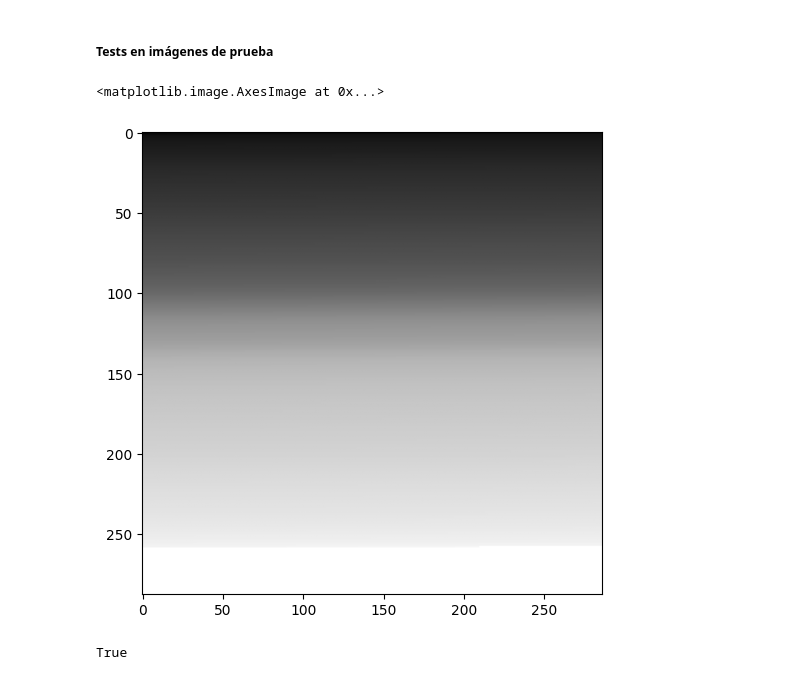
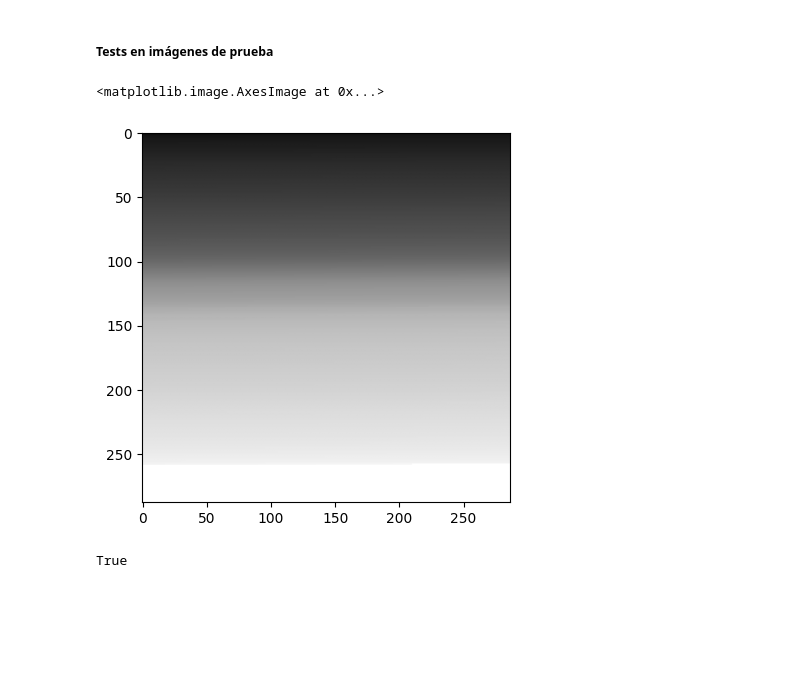
Before and after one commit to ArielMatC/ceia-computer-vision-1, a Jupyter notebook: TP1/tp1.ipynb, the cells around one changed output. Saved outputs shown, nothing was run; the diff lists cells and outputs as text; code cells hidden in the pictures; blank space fills up the shorter version.

Commit message:
improved plot in part 2

```diff
--- a/TP1/tp1.ipynb
+++ b/TP1/tp1.ipynb
@@ -362,11 +362,10 @@ plt.show()
 # %%
 # Sort image 2 pixels and sort them
 sorted_pixels = np.sort(img2.ravel())
-plt.figure(figsize=(8, 6))
 plt.imshow(sorted_pixels.reshape(img2.shape), cmap='gray')
 # %% [output]
 <matplotlib.image.AxesImage at 0x...>
-[figure, old version]
+[figure, new version]
 # %%
 # Is sorted image 2 identical to image 1?
 all(sorted_pixels == img1.ravel())
```
